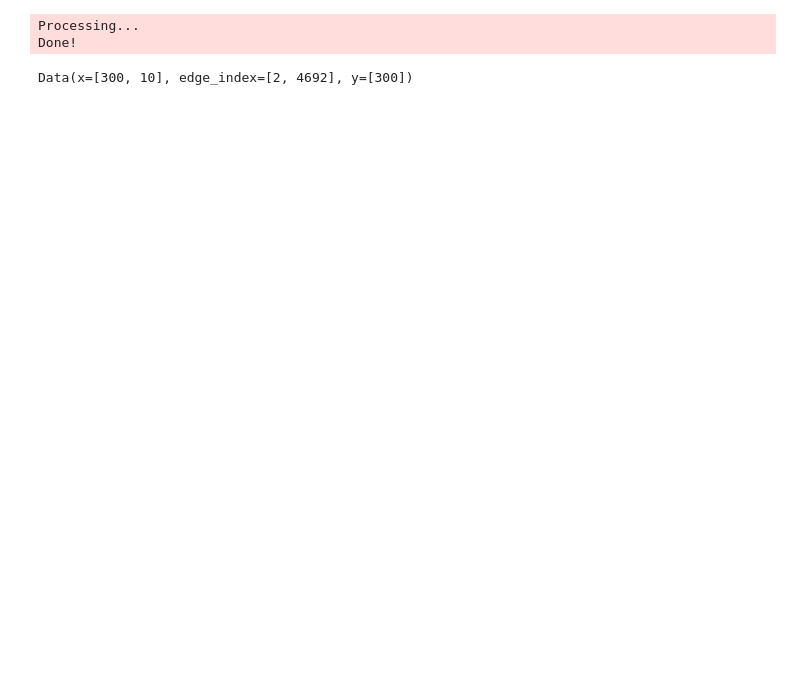
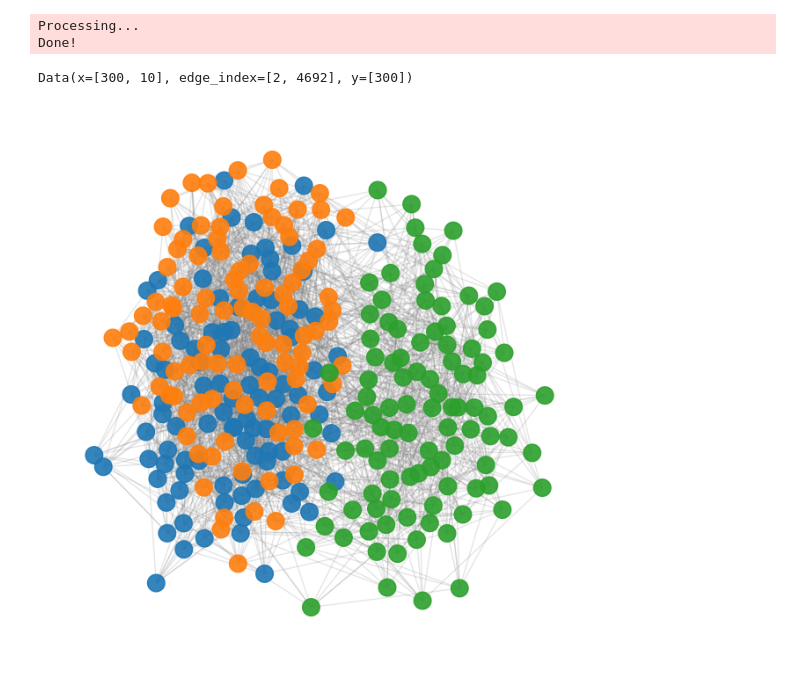
Before and after one commit to Vozikis/GNN, a Jupyter notebook: GCNN.ipynb, the cells around one changed output. Saved outputs shown, nothing was run; the diff lists cells and outputs as text; code cells hidden in the pictures; blank space fills up the shorter version.

Commit message:
plot the dataset

```diff
--- a/GCNN.ipynb
+++ b/GCNN.ipynb
@@ -32,3 +32,22 @@ y_colors = np.array(colors)[dataset[0].y.numpy()]
 dataset[0]
 # %% [output]
 Data(x=[300, 10], edge_index=[2, 4692], y=[300])
+# %%
+G = to_networkx(dataset[0], to_undirected=True)
+node_pos=nx.spring_layout(G, seed=0)
+plt.figure(figsize=(8,8))
+plt.axis('off')
+nx.draw_networkx_nodes(G,
+                pos=node_pos,
+                node_size=200,
+                node_color=y_colors,
+                alpha=0.9
+                )
+nx.draw_networkx_edges(G,
+                pos=node_pos,
+                edge_color="grey",
+                alpha=0.2
+                )
+plt.show()
+# %% [output]
+[figure, added]
```
